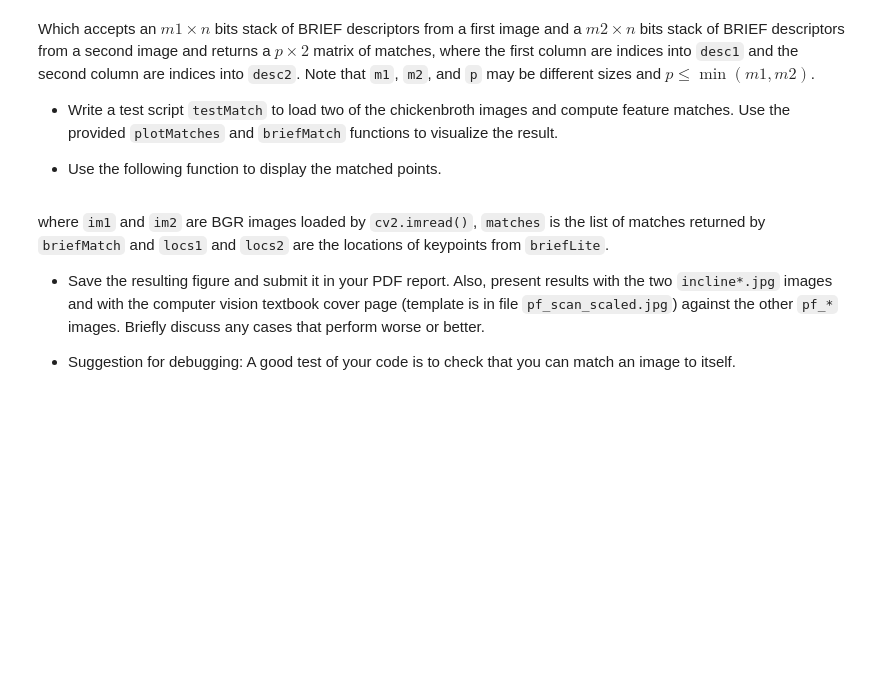
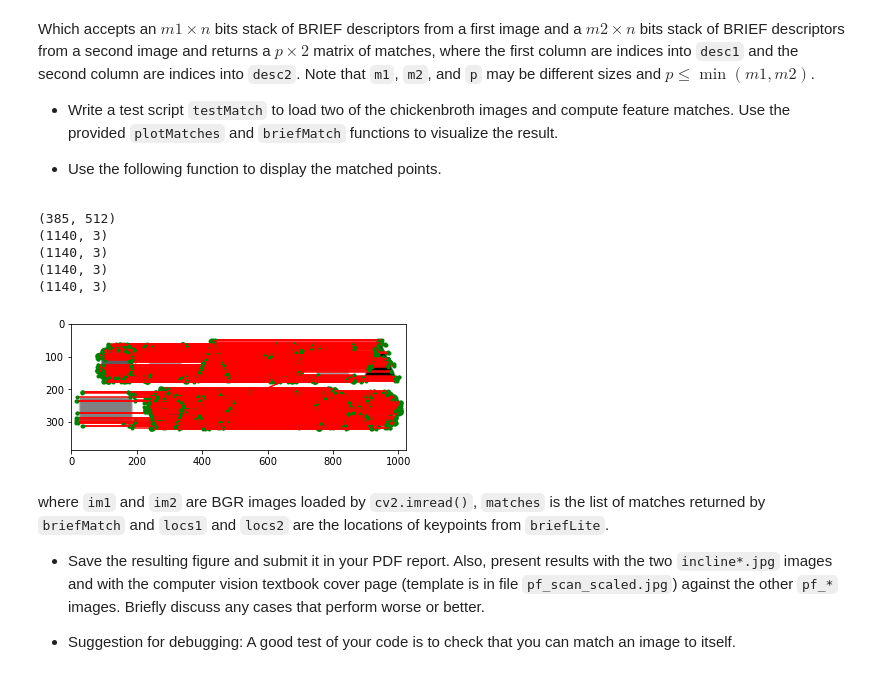
Before and after one commit to Adi-Yuval/Computer-Vision-HW, a Jupyter notebook: hw1copy/ee046746_hw1_features.ipynb, the cells around one changed output. Saved outputs shown, nothing was run; the diff lists cells and outputs as text; code cells hidden in the pictures; blank space fills up the shorter version.

Commit message:
part2 up to test_match

```diff
--- a/hw1copy/ee046746_hw1_features.ipynb
+++ b/hw1copy/ee046746_hw1_features.ipynb
@@ -417,12 +421,19 @@ The function returns `locs`, an $m \times 3$ matrix, where the first two columns
 # %% [markdown]
 #### 2.3  Putting it all Together
 * Write a function:
-# %%
-def briefLite(im):
-    """
-    Your code here
-    """
-    return locs, desc
+# %%
+def briefLite(im):
+    sigma0 = 1
+    k = np.sqrt(2)
+    levels = [-1, 0, 1, 2, 3, 4]
+
+    locs_dog, gaussianPyr = DoGdetector(im, sigma0, k, levels, th_contrast=0.03, th_r=12)
+    compares = scipy.io.loadmat("testPattern.mat")
+    compareX = compares['compareX']
+    compareY = compares['compareY']
+    locs, desc = computeBrief(im, gaussianPyr, locs_dog, k, levels, compareX, compareY, 9)
+
+    return locs, desc
 # %% [markdown]
 Which accepts a grayscale image `im` with values between 0 and 1 and returns `locs`, an $m \times 3$ matrix, where the first two columns are the image coordinates of keypoints and the third column is the pyramid level of the keypoints, and `desc`, an $ m \times n$ bits matrix of stacked BRIEF descriptors. `m` is the number of valid descriptors in the image and
 will vary. `n` is the number of bits for the BRIEF descriptor.
@@ -480,6 +491,31 @@ def plotMatches(im1, im2, matches, locs1, locs2):
         plt.plot(x,y,'r')
         plt.plot(x,y,'g.')
     plt.show()
+# %%
+def test_match(im1_path, im2_path):
+    im1 = cv2.imread(im1_path)
+    im1_grey = cv2.cvtColor(im1, cv2.COLOR_BGR2GRAY)
+    im2 = cv2.imread(im1_path)
+    im2_grey = cv2.cvtColor(im2, cv2.COLOR_BGR2GRAY)
+
+    locs1, desc1 = briefLite(im1_grey)
+    locs2, desc2 = briefLite(im2_grey)
+    #
+    # print(locs1.shape)
+    # print(locs2.shape)
+
+    matches = briefMatch(desc1, desc2)
+
+    plotMatches(im1, im2, matches, locs1, locs2)
+
+test_match('data/sanitycheck.jpg', 'data/sanitycheck.jpg')
+# %% [output]
+(385, 512)
+(1140, 3)
+(1140, 3)
+(1140, 3)
+(1140, 3)
+[figure, added]
 # %% [markdown]
 where `im1` and `im2` are BGR images loaded by `cv2.imread()`, `matches` is the list of matches returned by `briefMatch` and `locs1` and `locs2` are the locations of keypoints from `briefLite`.
 
```
Also changed, not shown: parts of 2 cells of this notebook.
